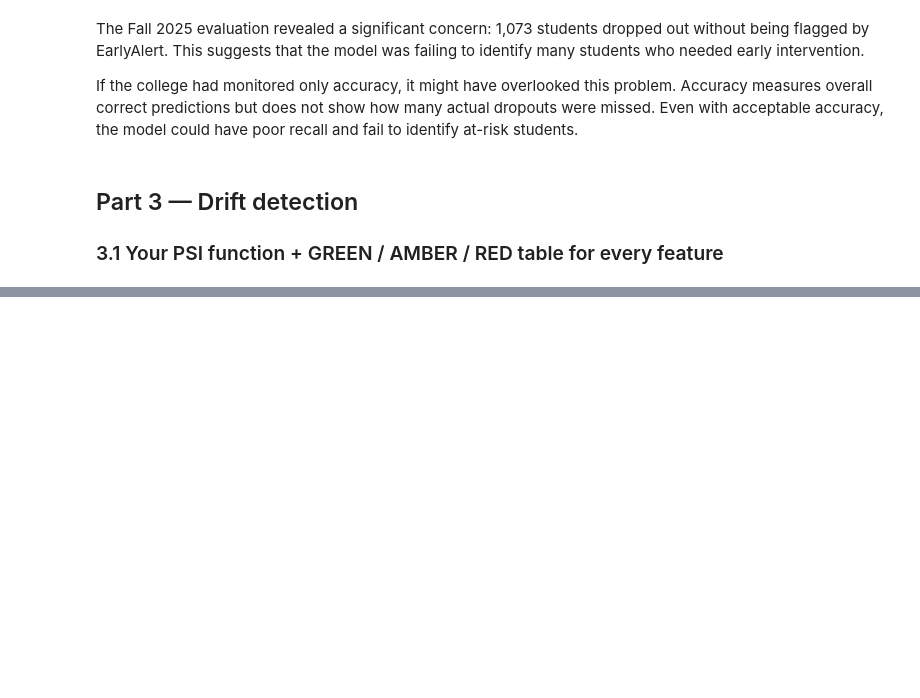
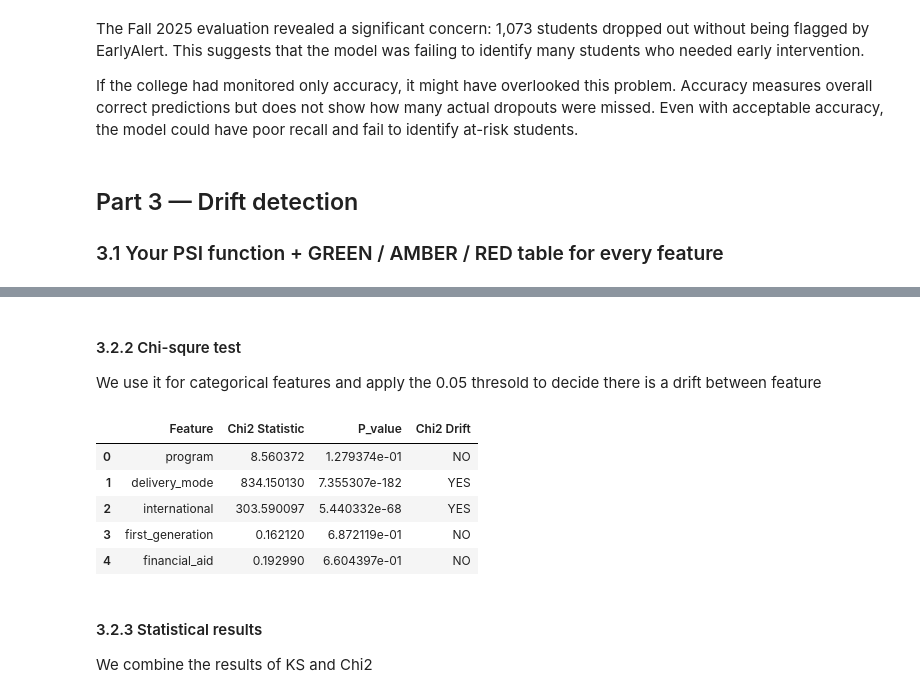
Before and after one commit to Gabriel10-10/Model-Drift-Auditor, a Jupyter notebook: notebooks/Assignment2_Notebook_Skeleton.ipynb, the cells around one changed output, grey strips where cells are left out. Cells and saved outputs as stored; diff of their text form; code cells hidden in the pictures; blank space fills up the shorter version.

```diff
--- a/notebooks/Assignment2_Notebook_Skeleton.ipynb
+++ b/notebooks/Assignment2_Notebook_Skeleton.ipynb
@@ -754,0 +784,41 @@ plt.show()
+# %% [markdown]
+#### 3.2.2 Chi-squre test
+We use it for categorical features and apply the 0.05 thresold to decide there is a drift between feature
+# %%
+chi2_results = []
+for feature in psi_cat_features:
+
+    count_23 = fall23_data[feature].value_counts(dropna=False)
+    count_25 = fall25_data[feature].value_counts(dropna=False)
+
+    contingency = pd.DataFrame({
+        "Fall_23": count_23,
+        "Fall_25": count_25
+    }).fillna(0)
+
+    contingency = contingency[contingency.sum(axis=1) > 0]
+
+    # Chi test
+    chi2, p_value, dof, expected = chi2_contingency(
+        contingency.T
+    )
+
+    chi2_results.append({
+        "Feature": feature,
+        "Chi2 Statistic": chi2,
+        "P_value": p_value,
+        "Chi2 Drift": "YES" if p_value < 0.05 else "NO"
+    })
+
+chi2_df = pd.DataFrame(chi2_results)
+chi2_df
+# %% [output]
+|  | Feature | Chi2 Statistic | P_value | Chi2 Drift |
+| 0 | program | 8.560372 | 1.279374e-01 | NO |
+| 1 | delivery_mode | 834.150130 | 7.355307e-182 | YES |
+| 2 | international | 303.590097 | 5.440332e-68 | YES |
+| 3 | first_generation | 0.162120 | 6.872119e-01 | NO |
+| 4 | financial_aid | 0.192990 | 6.604397e-01 | NO |
+# %% [markdown]
+#### 3.2.3 Statistical results
+We combine the results of KS and Chi2
```
Also changed, not shown: parts of 15 cells of this notebook, 2 other files.
